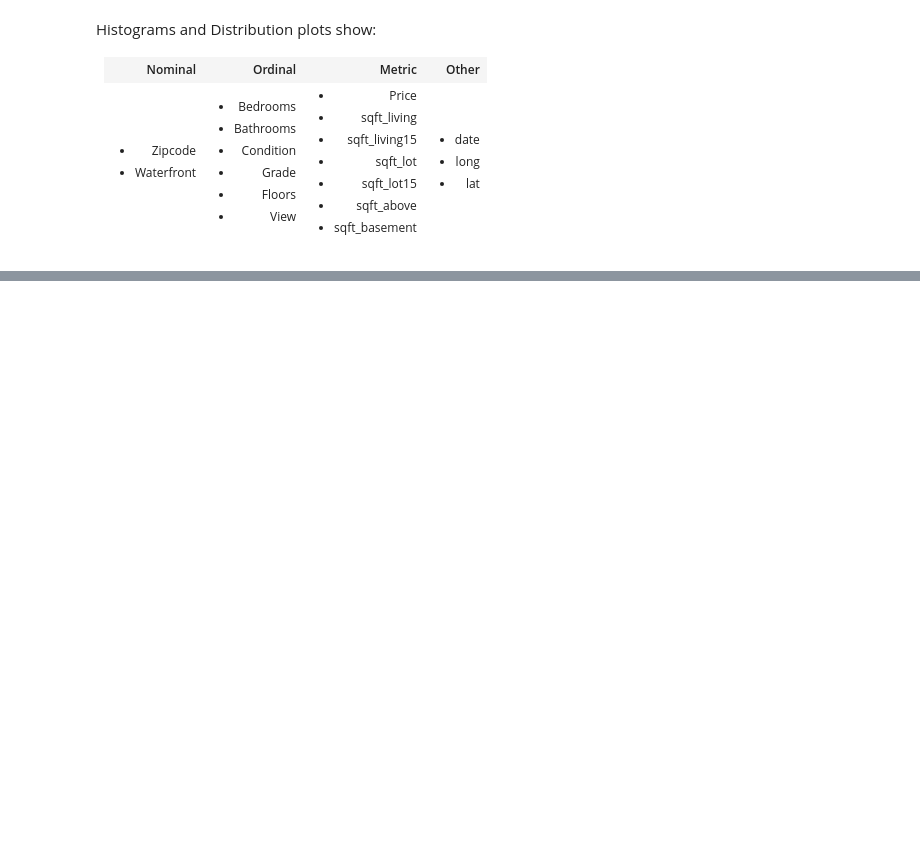
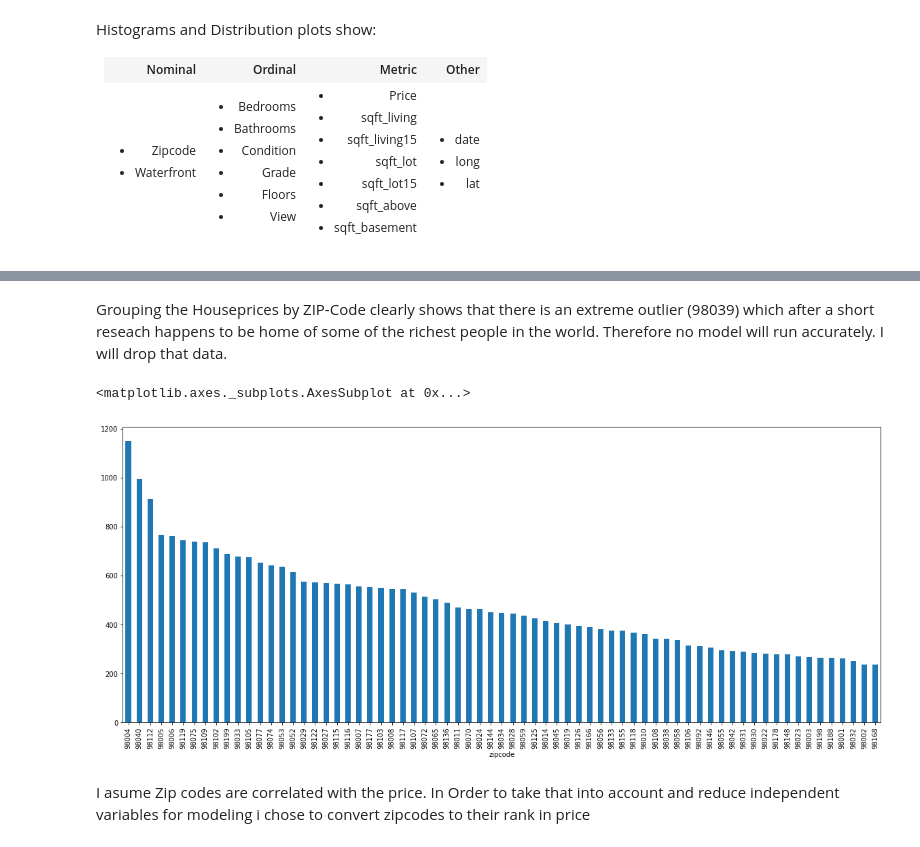
Before and after one commit to Pietrassyk/dsc-v2-mod1-final-project-nyc-ds-career-042219, a Jupyter notebook: student.ipynb, the cells around one changed output, grey strips where cells are left out. Drawn from its saved outputs; the diff is of its cells as text; code cells hidden in the pictures; blank space fills up the shorter version.

```diff
--- a/student.ipynb
+++ b/student.ipynb
@@ -224,0 +293,12 @@ temp_house = df.loc[df["sqft_lot"]>3000]
+# %% [markdown]
+Grouping the Houseprices by ZIP-Code clearly shows that there is an extreme outlier (98039) which after a short reseach happens to be home of some of the richest people in the world. Therefore no model will run accurately. I will drop that data.
+# %%
+fig = plt.figure(figsize = (20,8))
+cleaned_df = cleaned_df.loc[cleaned_df["zipcode"] != 98039]
+group_zip_df = round(scale(cleaned_df,[2],1/1000).groupby("zipcode").median(),1).sort_values(by="price",ascending=False)
+group_zip_df.price.plot.bar()
+# %% [output]
+<matplotlib.axes._subplots.AxesSubplot at 0x...>
+[figure, added]
+# %% [markdown]
+I asume Zip codes are correlated with the price. In Order to take that into account and reduce independent variables for modeling i chose to convert zipcodes to their rank in price
```
Also changed, not shown: parts of 21 cells of this notebook, 1 other file.
